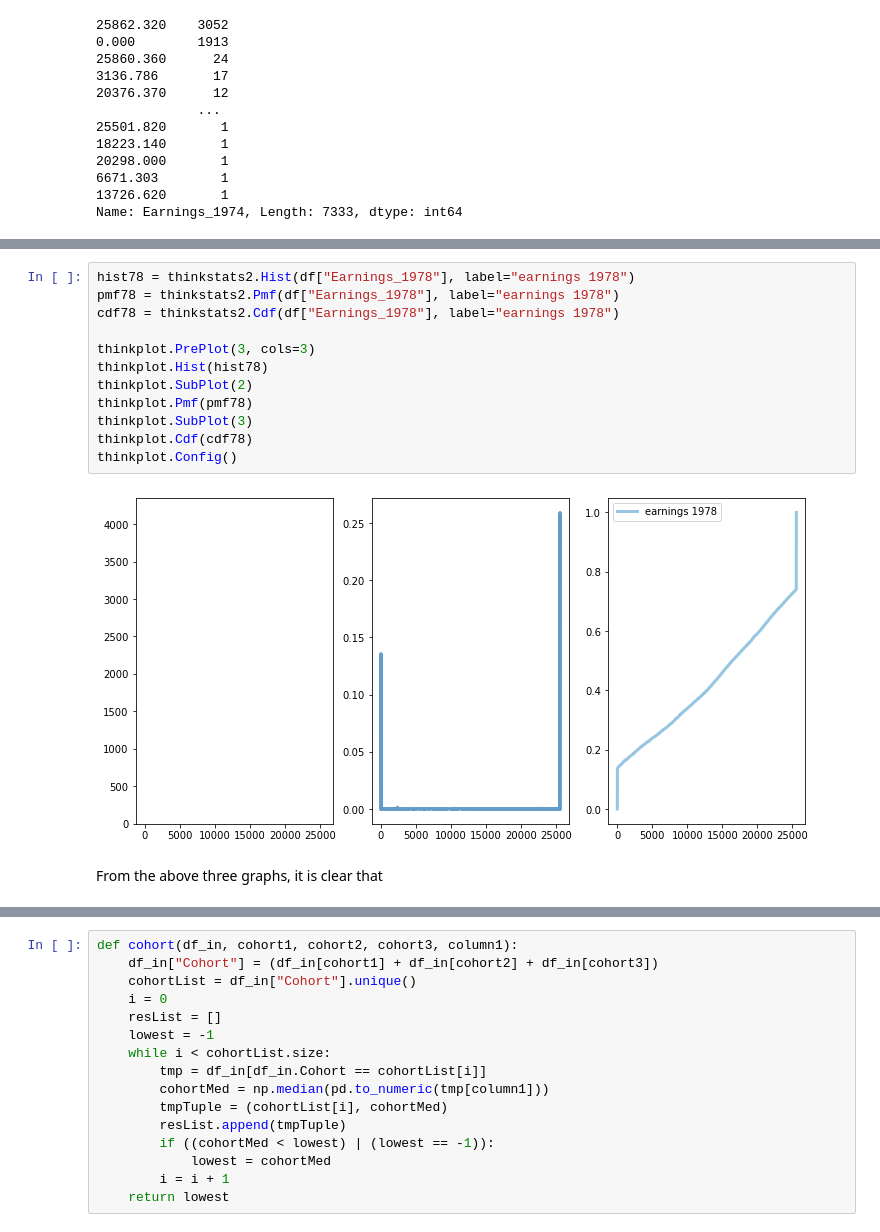
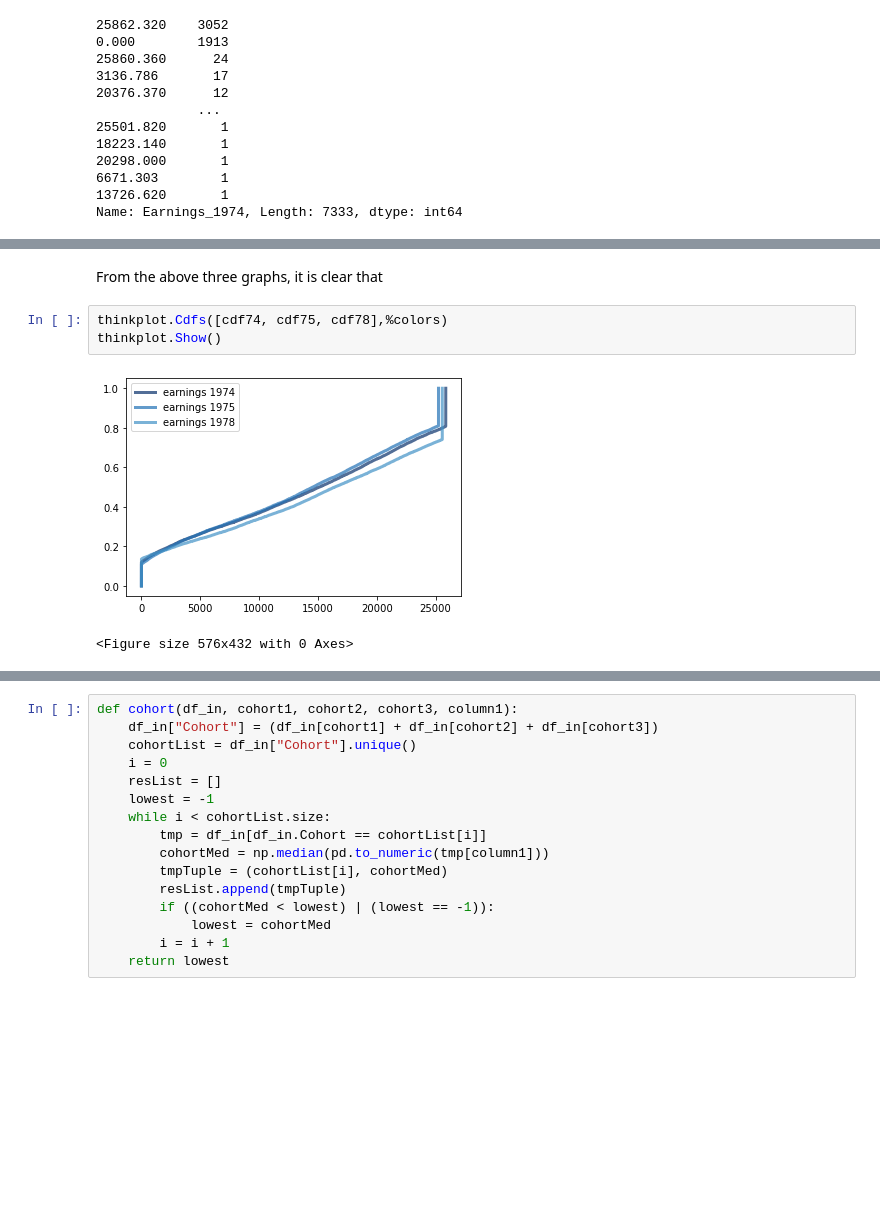
Before and after one commit to Soniyasunny1/Assignment, a Jupyter notebook: AssignmentStatsNEW.ipynb, the cells around one changed output, grey strips where cells are left out. Saved outputs shown, nothing was run; the diff lists cells and outputs as text; blank space fills up the shorter version.

```diff
--- a/AssignmentStatsNEW.ipynb
+++ b/AssignmentStatsNEW.ipynb
@@ -382,19 +369,11 @@ thinkplot.Config()
-# %%
-hist78 = thinkstats2.Hist(df["Earnings_1978"], label="earnings 1978")
-pmf78 = thinkstats2.Pmf(df["Earnings_1978"], label="earnings 1978")
-cdf78 = thinkstats2.Cdf(df["Earnings_1978"], label="earnings 1978")
-
-thinkplot.PrePlot(3, cols=3)
-thinkplot.Hist(hist78)
-thinkplot.SubPlot(2)
-thinkplot.Pmf(pmf78)
-thinkplot.SubPlot(3)
-thinkplot.Cdf(cdf78)
-thinkplot.Config()
-# %% [output]
-[figure, removed]
 # %% [markdown]
 From the above three graphs, it is clear that
+# %%
+thinkplot.Cdfs([cdf74, cdf75, cdf78],%colors)
+thinkplot.Show()
+# %% [output]
+[figure, added]
+<Figure size 576x432 with 0 Axes>
 # %%
 # o Plot a histogram and PMF, and compute useful descriptive statistics (think: average...) for the 1978 earnings value.
 #    Use the "Cohorts" code from the quiz to break the data into cohorts, plotting each group (either on one chart, or separately,
```
Also changed, not shown: parts of 10 cells of this notebook.
